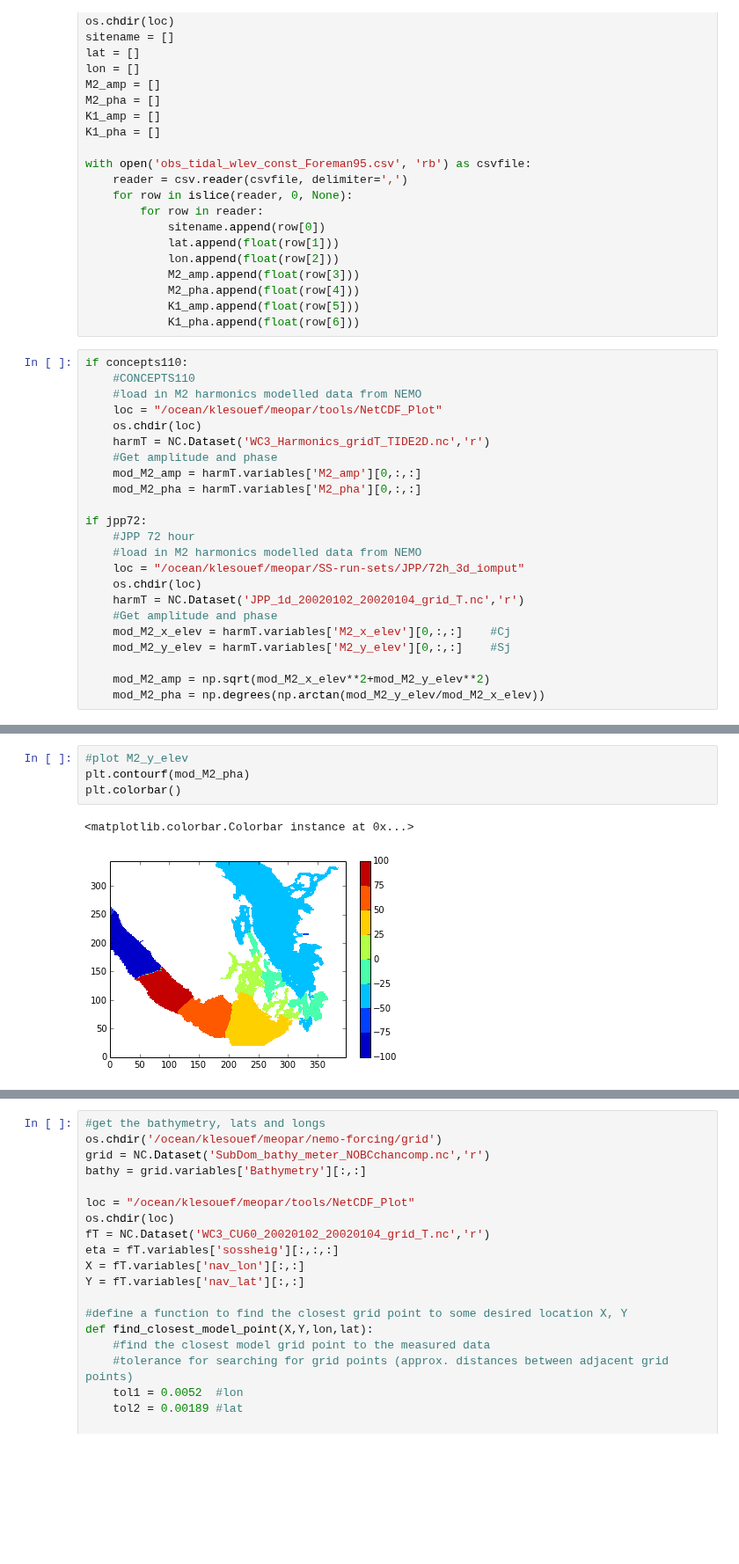
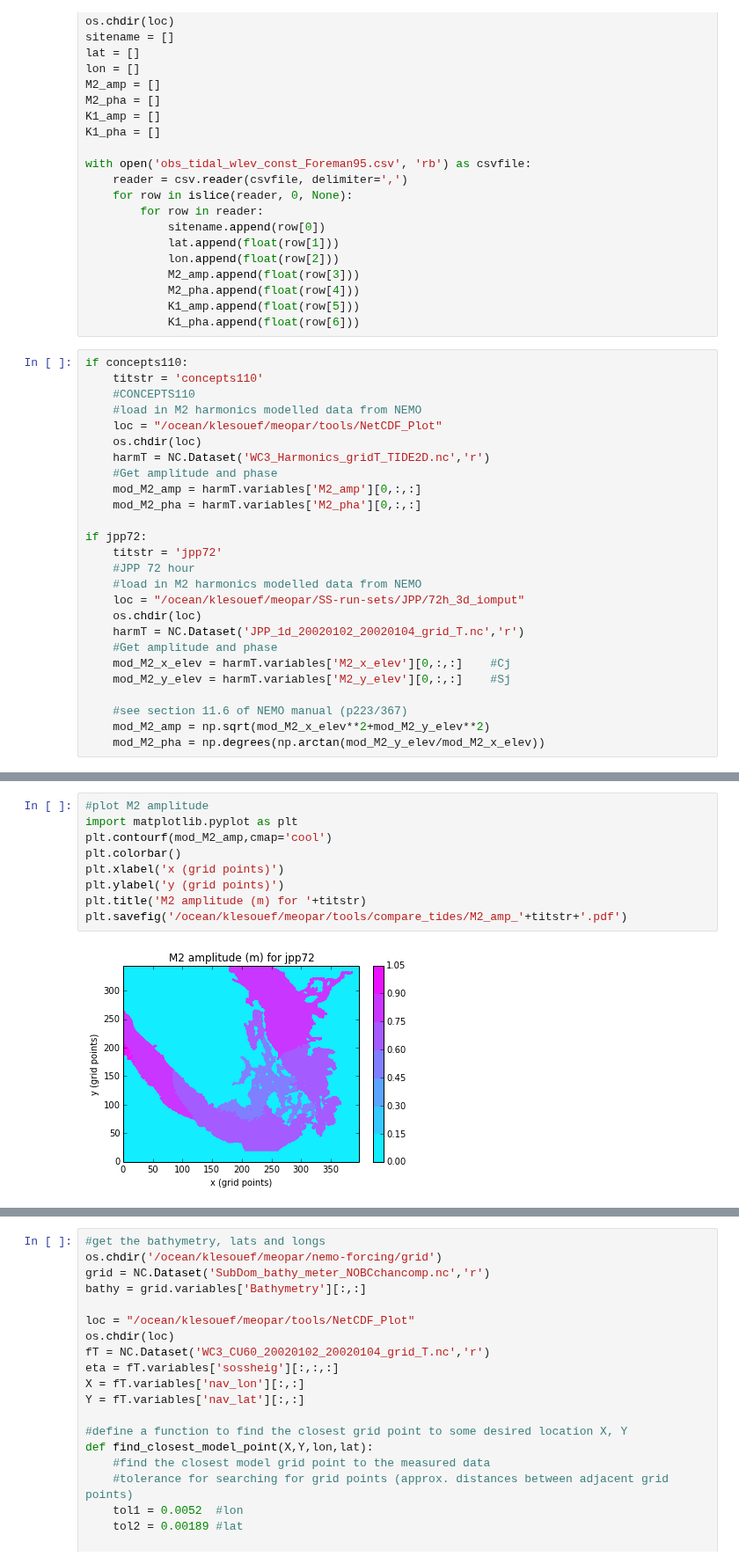
Before and after one commit to SalishSeaCast/tools, a Jupyter notebook: compare_tides/comp_wlev_harm.ipynb, the cells around one changed output, grey strips where cells are left out. Shown at 88% size. Drawn from its saved outputs; the diff is of its cells as text; blank space fills up the shorter version.

Commit message:
Played with pretty colours on contour plots

```diff
--- a/compare_tides/comp_wlev_harm.ipynb
+++ b/compare_tides/comp_wlev_harm.ipynb
@@ -38,6 +38,7 @@ with open('obs_tidal_wlev_const_Foreman95.csv', 'rb') as csvfile:
             K1_pha.append(float(row[6]))
 # %%
 if concepts110:
+    titstr = 'concepts110'
     #CONCEPTS110
     #load in M2 harmonics modelled data from NEMO
     loc = "/ocean/klesouef/meopar/tools/NetCDF_Plot"
@@ -48,6 +49,7 @@ if concepts110:
     mod_M2_pha = harmT.variables['M2_pha'][0,:,:]
 
 if jpp72:
+    titstr = 'jpp72'
     #JPP 72 hour
     #load in M2 harmonics modelled data from NEMO
     loc = "/ocean/klesouef/meopar/SS-run-sets/JPP/72h_3d_iomput"
@@ -57,5 +59,6 @@ if jpp72:
     mod_M2_x_elev = harmT.variables['M2_x_elev'][0,:,:]    #Cj
     mod_M2_y_elev = harmT.variables['M2_y_elev'][0,:,:]    #Sj
 
+    #see section 11.6 of NEMO manual (p223/367)
     mod_M2_amp = np.sqrt(mod_M2_x_elev**2+mod_M2_y_elev**2)
     mod_M2_pha = np.degrees(np.arctan(mod_M2_y_elev/mod_M2_x_elev))
@@ -70,7 +65,11 @@ plt.colorbar()
-# %%
-#plot M2_y_elev
-plt.contourf(mod_M2_pha)
-plt.colorbar()
-# %% [output]
-<matplotlib.colorbar.Colorbar instance at 0x...>
-[figure, removed]
+# %%
+#plot M2 amplitude
+import matplotlib.pyplot as plt
+plt.contourf(mod_M2_amp,cmap='cool')
+plt.colorbar()
+plt.xlabel('x (grid points)')
+plt.ylabel('y (grid points)')
+plt.title('M2 amplitude (m) for '+titstr)
+plt.savefig('/ocean/klesouef/meopar/tools/compare_tides/M2_amp_'+titstr+'.pdf')
+# %% [output]
+[figure, added]
```
Also changed, not shown: parts of 2 cells of this notebook.
